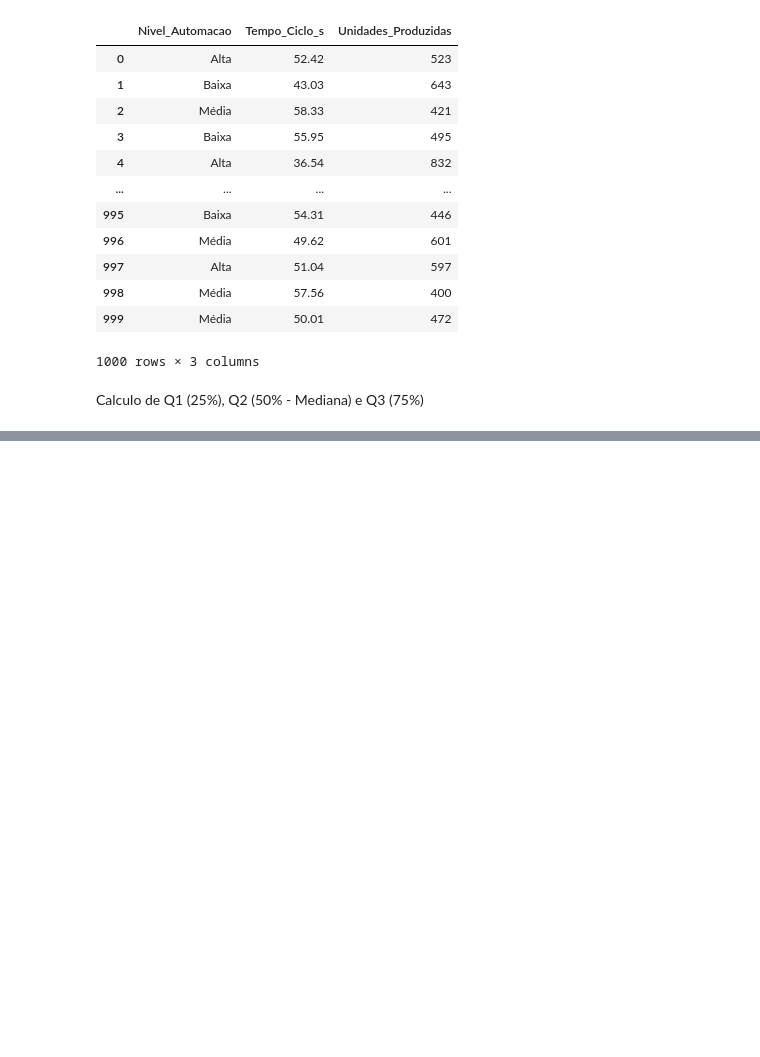
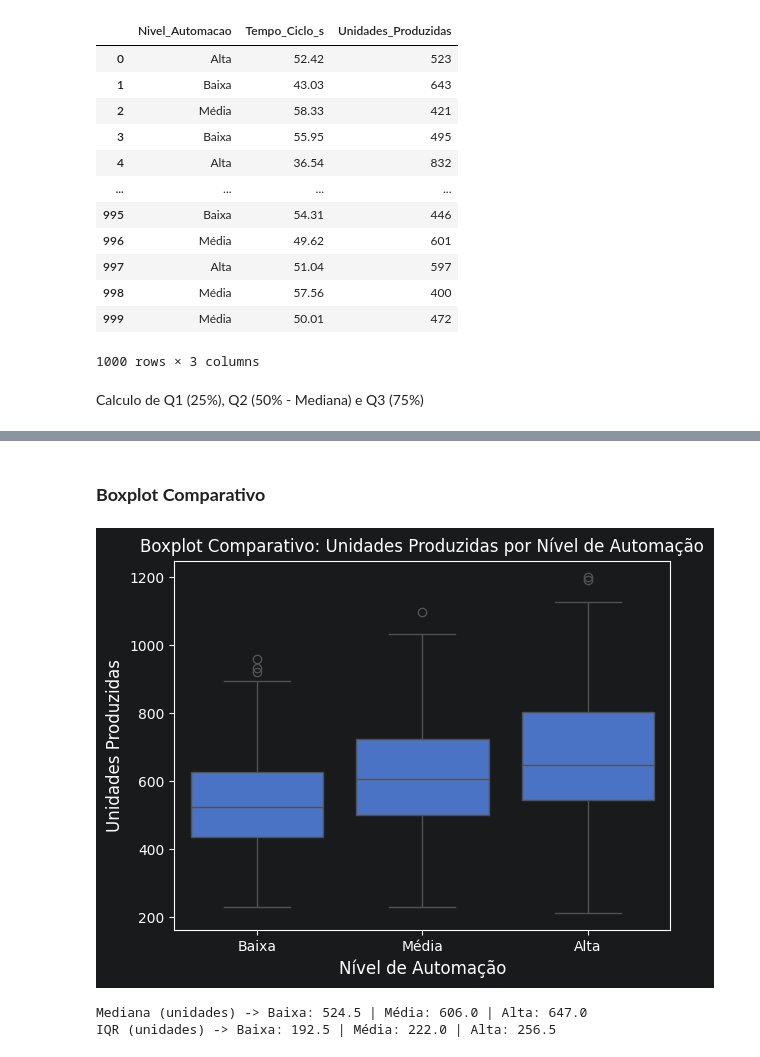
Before and after one commit to Grolla05/Projeto-1-Estatistica-E-Analise-de-dados, a Jupyter notebook: SPRINT_2/Unidades_Produzidas_Sprint2.ipynb, the cells around one changed output, grey strips where cells are left out. Cells and saved outputs as stored; diff of their text form; code cells hidden in the pictures; blank space fills up the shorter version.

```diff
--- a/SPRINT_2/Unidades_Produzidas_Sprint2.ipynb
+++ b/SPRINT_2/Unidades_Produzidas_Sprint2.ipynb
@@ -64,0 +68,38 @@ plt.show()
+# %% [markdown]
+### **Boxplot Comparativo**
+# %%
+# Ordenando os níveis de automação para exibição correta no boxplot
+ordem_automacao = pd.CategoricalDtype(categories=['Baixa', 'Média', 'Alta'], ordered=True)
+df['Nivel_Automacao'] = df['Nivel_Automacao'].astype(ordem_automacao)
+
+sns.boxplot(data=df, x='Nivel_Automacao', y='Unidades_Produzidas', order=['Baixa', 'Média', 'Alta'])
+plt.xlabel('Nível de Automação', fontsize=12)
+plt.ylabel('Unidades Produzidas', fontsize=12)
+plt.title('Boxplot Comparativo: Unidades Produzidas por Nível de Automação', fontsize=12)
+plt.show()
+# %% [output]
+[figure, added]
+# %%
+mediana_baixa = df[df.Nivel_Automacao=='Baixa'].Unidades_Produzidas.median().round(3)
+mediana_media = df[df.Nivel_Automacao=='Média'].Unidades_Produzidas.median().round(3)
+mediana_alta  = df[df.Nivel_Automacao=='Alta'].Unidades_Produzidas.median().round(3)
+
+# Calculando os quartis 1 e 3 de unidades produzidas com baixo nivel de automação
+Q1_baixa = df[df.Nivel_Automacao=='Baixa'].Unidades_Produzidas.quantile(q=0.25)
+Q3_baixa = df[df.Nivel_Automacao=='Baixa'].Unidades_Produzidas.quantile(q=0.75)
+IQR_baixa = (Q3_baixa - Q1_baixa).round(3)
+
+# Calculando os quartis 1 e 3 de unidades produzidas com médio nivel de automação
+Q1_media = df[df.Nivel_Automacao=='Média'].Unidades_Produzidas.quantile(q=0.25)
+Q3_media = df[df.Nivel_Automacao=='Média'].Unidades_Produzidas.quantile(q=0.75)
+IQR_media = (Q3_media - Q1_media).round(3)
+
+Q1_alta = df[df.Nivel_Automacao=='Alta'].Unidades_Produzidas.quantile(q=0.25)
+Q3_alta = df[df.Nivel_Automacao=='Alta'].Unidades_Produzidas.quantile(q=0.75)
+IQR_alta = (Q3_alta - Q1_alta).round(3)
+
+print(f'Mediana (unidades) -> Baixa: {mediana_baixa} | Média: {mediana_media} | Alta: {mediana_alta}')
+print(f'IQR (unidades) -> Baixa: {IQR_baixa} | Média: {IQR_media} | Alta: {IQR_alta}')
+# %% [output]
+Mediana (unidades) -> Baixa: 524.5 | Média: 606.0 | Alta: 647.0
+IQR (unidades) -> Baixa: 192.5 | Média: 222.0 | Alta: 256.5
```
Also changed, not shown: parts of 19 cells of this notebook, 2 other files.
